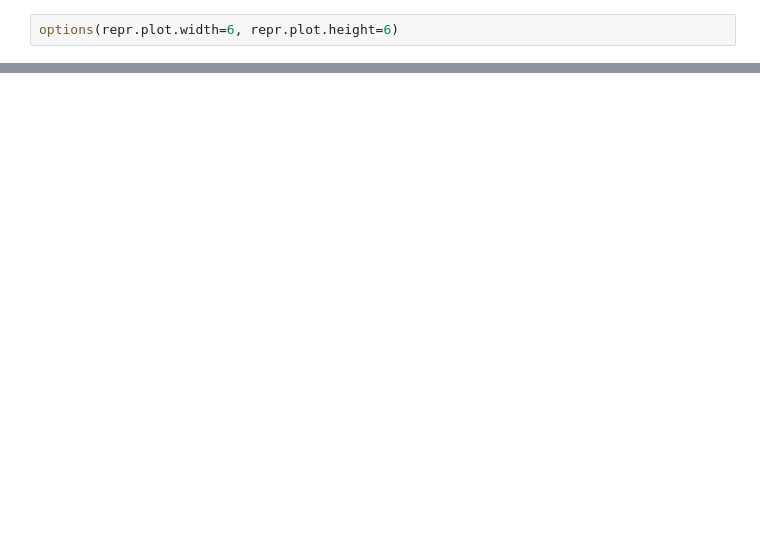
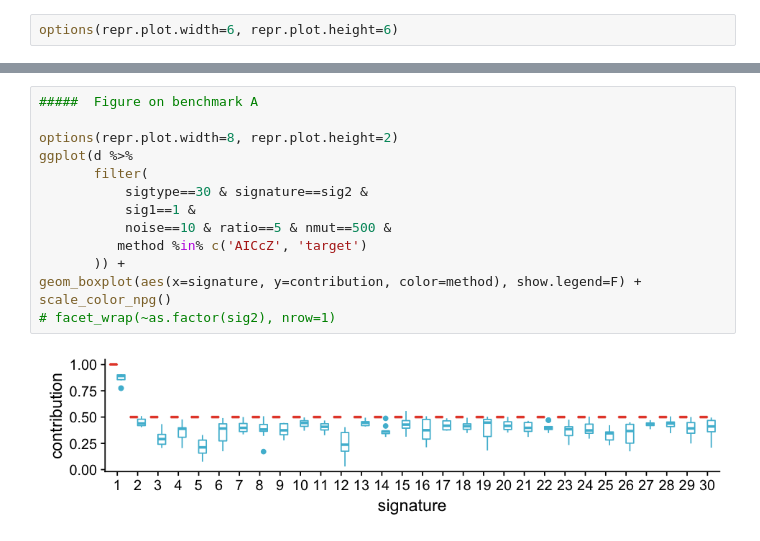
Before and after one commit to neksa/mutagene, a Jupyter notebook: notebooks/Benchmark pairs.ipynb, the cells around one changed output, grey strips where cells are left out. Saved outputs shown, nothing was run; the diff lists cells and outputs as text; blank space fills up the shorter version.

```diff
--- a/notebooks/Benchmark pairs.ipynb
+++ b/notebooks/Benchmark pairs.ipynb
@@ -46,4 +46,20 @@ head(d)
 | 30 | 10 | 1 | 5 | 10 | 500 | 0 | target | 4 | 0.0 | 0.0 |
 | 30 | 10 | 1 | 5 | 10 | 500 | 0 | target | 5 | 0.0 | 0.0 |
 | 30 | 10 | 1 | 5 | 10 | 500 | 0 | target | 6 | 0.0 | 0.0 |
+# %%
+#####  Figure on benchmark A
+
+options(repr.plot.width=8, repr.plot.height=2)
+ggplot(d %>%
+       filter(
+           sigtype==30 & signature==sig2 &
+           sig1==1 &
+           noise==10 & ratio==5 & nmut==500 &
+          method %in% c('AICcZ', 'target')
+       )) +
+geom_boxplot(aes(x=signature, y=contribution, color=method), show.legend=F) +
+scale_color_npg()
+# facet_wrap(~as.factor(sig2), nrow=1)
+# %% [output]
+[figure, added]
 # %%
```
Also changed, not shown: parts of 26 cells of this notebook, 17 other files.
